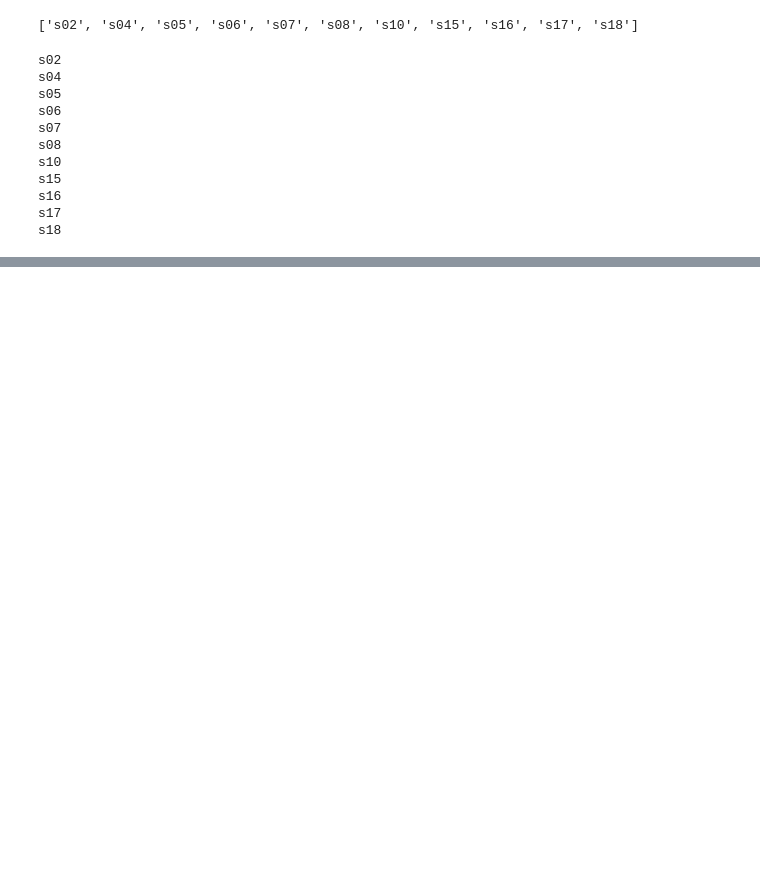
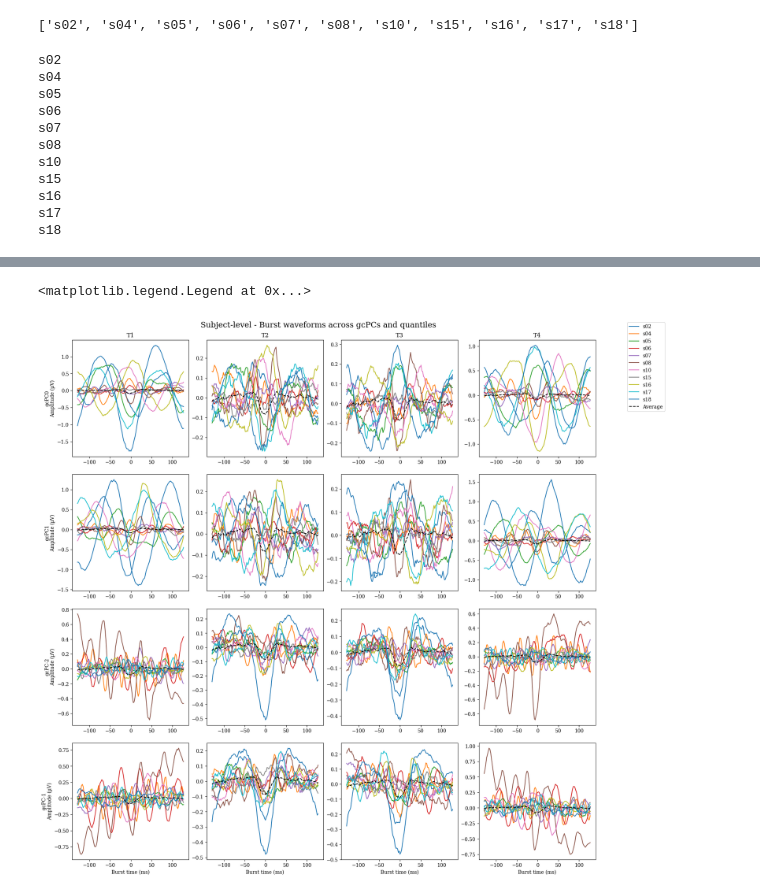
Before and after one commit to Jerem-loq/Beta_Bursts_Analysis_M2-Internship_Loquet-Bonaniuto, a Jupyter notebook: gcPCA_subject_debug.ipynb, the cells around one changed output, grey strips where cells are left out. Drawn from its saved outputs; the diff is of its cells as text; code cells hidden in the pictures; blank space fills up the shorter version.

```diff
--- a/gcPCA_subject_debug.ipynb
+++ b/gcPCA_subject_debug.ipynb
@@ -223,0 +166,71 @@ fig.legend(labels=labels)
+# %%
+area = stn_idx
+
+# Scale waveforms within subject such as (X - median)/IQR
+scaled_waveforms = np.zeros_like(all_bursts['waveform'])
+
+n_q = 4
+col_r = plt.cm.cool(np.linspace(0, 1, num=n_q))
+rev_col_r = col_r[::-1]
+step = 100 / n_q
+
+gcPC = [0, 1, -2, -1]
+
+fig, ax = plt.subplots(len(gcPC), n_q, figsize=(4*n_q, len(gcPC)*4), constrained_layout=True)
+
+labels = []
+q_waveforms = []
+subjects_scores = []
+for subject in np.unique(all_bursts['subject']):
+    subj_idx = (all_bursts['subject'] == subject)
+    # scaler = RobustScaler().fit(all_bursts['waveform'][subj_idx & area])          # .fit() returns the median and IQR values
+    # scaler = StandardScaler().fit(all_bursts['waveform'][subj_idx & area])        # .fit() returns the mean and std values
+    median, mad = scaler_fit(all_bursts['waveform'][subj_idx & area])               # .fit() returns the median and IQR values
+    subj_med = all_bursts['med'][subj_idx & area]
+    subj_bursts = all_bursts['waveform'][subj_idx & area,:]
+    subj_on_idx = (subj_med=='ON')
+    subj_off_idx = (subj_med=='OFF')
+    # subj_scaled_waveforms = scaler.transform(subj_bursts)
+    subj_scaled_waveforms = scaler_transform(subj_bursts, median, mad)
+
+    sub_gcpca_model = gcPCA(method='v4', normalize_flag=False)
+    sub_gcpca_model.fit(subj_scaled_waveforms[subj_on_idx,:], subj_scaled_waveforms[subj_off_idx,:])
+    subj_scores = subj_scaled_waveforms @ sub_gcpca_model.loadings_
+    subjects_scores.append(subj_scores)
+
+    for q in range(n_q):
+        for col in gcPC:
+            q_bins = np.percentile(subj_scores[:, col], np.arange(0, 100+step, step))
+            print(" bins:", q_bins)
+
+            if q==(n_q-1):
+                lims = (subj_scores[:, col] >= q_bins[q])
+            else:
+                lims = (subj_scores[:, col] >= q_bins[q]) & (subj_scores[:, col] < q_bins[q+1])
+            print(f'  subject: {subject}, gcPC{col}, q={q}, n_bursts={len(np.where(lims)[0])}')
+            q_waveform = np.mean(subj_scaled_waveforms[lims, :], axis=0)
+            q_waveforms.append(q_waveform)
+
+            if len(np.where(lims)[0]) > 0:
+                label = f'{subject}'
+            else:
+                label = None
+
+            if label not in labels:
+                labels.append(label)
+
+            ax[col, q].plot(burst_times, q_waveform, label=label)
+            ax[len(gcPC)-1, q].set_xlabel('Burst time (ms)')
+            ax[col, 0].set_ylabel(f'gcPC{col}\nAmplitude (µV)')
+            ax[0, q].set_title(f"T{q+1}")
+            ax[col, q].set_box_aspect(1)
+
+            if subject == np.unique(all_bursts['subject'])[-1]:
+                ax[col, q].plot(burst_times, np.mean(q_waveforms, axis=0), color='black', linestyle='--', label='Average')
+
+                if 'Average' not in labels:
+                    labels.append('Average')
+
+fig.suptitle('Subject-level - Burst waveforms across gcPCs and quantiles', fontsize=16)
+fig.legend(labels=labels, bbox_to_anchor=(1.05, 1), loc='upper left')
+# %% [output]
@@ -223,0 +254,2 @@ fig.legend(labels=labels)
+<matplotlib.legend.Legend at 0x...>
+[figure, added]
```
Also changed, not shown: parts of 2 cells of this notebook.
